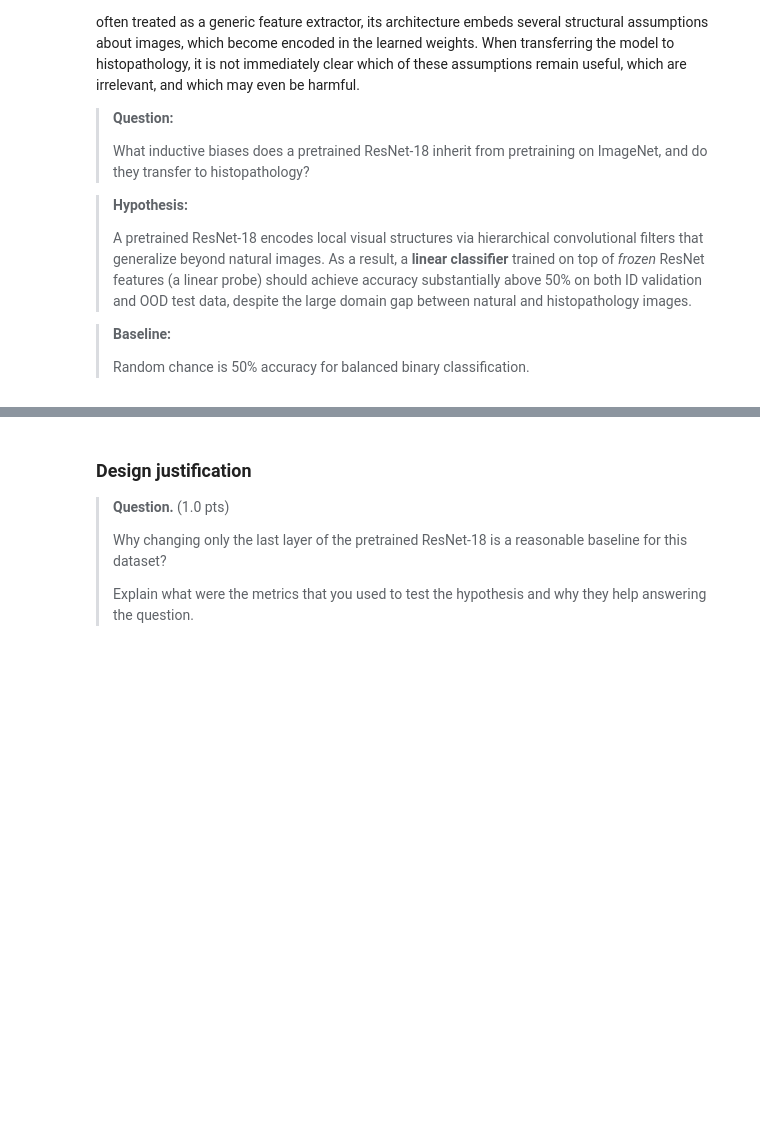
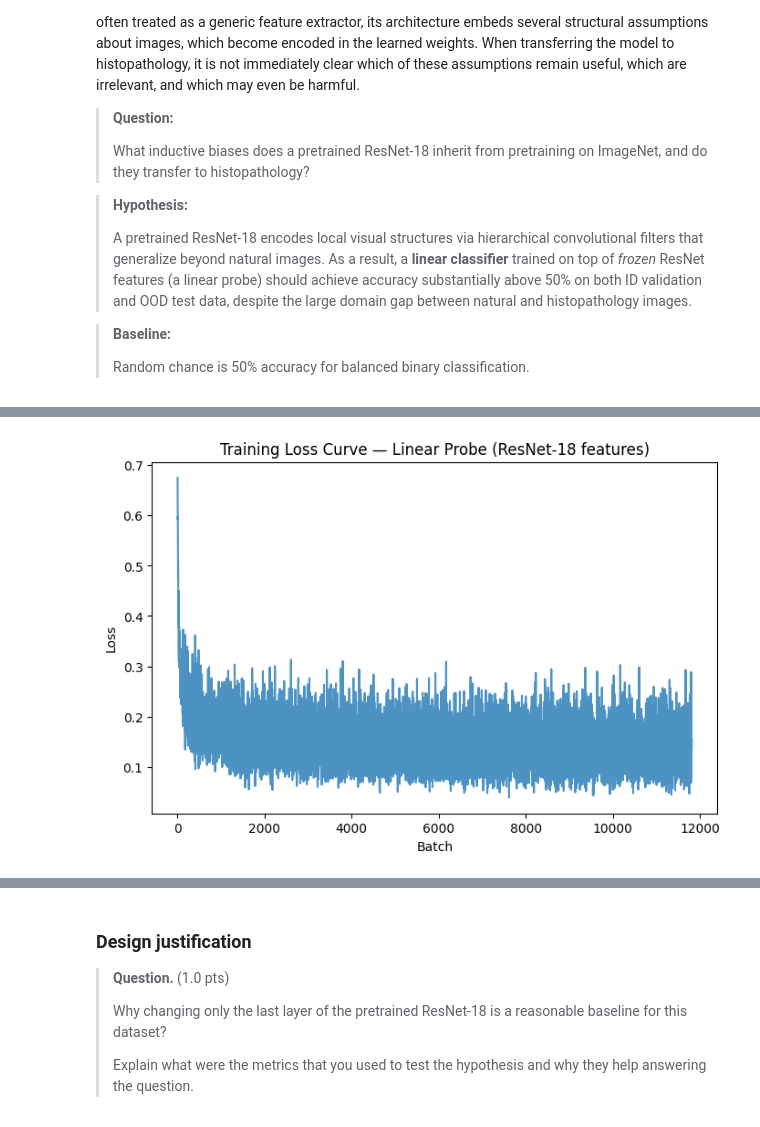
Before and after one commit to mariagabi-lustosa/Tarefa3_MC886, a Jupyter notebook: mc886_1s2026_assignment_3.ipynb, the cells around one changed output, grey strips where cells are left out. Cells and saved outputs as stored; diff of their text form; code cells hidden in the pictures; blank space fills up the shorter version.

Commit message:
Add plots in exp 1 and exp 3 hypothesis

```diff
--- a/mc886_1s2026_assignment_3.ipynb
+++ b/mc886_1s2026_assignment_3.ipynb
@@ -363,7 +363,13 @@ When transferring the model to histopathology, it is not immediately clear which
 # %%
 # Representation cached from the ResNet-18 backbone
 
-backbone = resnet18(weights=ResNet18_Weights.IMAGENET1K_V1)
+from tqdm.auto import tqdm
+
+backbone = resnet18(weights=None)
+state_dict = torch.load("weights/resnet18-f37072fd.pth", map_location="cpu")
+backbone.load_state_dict(state_dict)
+backbone.to(DEVICE)
+
 backbone.fc = nn.Identity()  # Remove the final classification layer to get features instead of predictions.
 
 train_loader = get_train_loader("standard", train_data, batch_size=128, num_workers=4)
@@ -375,7 +381,7 @@ with torch.no_grad():
 
     train_features = []
     train_labels = []
-    for images, labels, _ in train_loader:
+    for images, labels, _ in tqdm(train_loader, desc="Extracting train features"):
         images = images.to(DEVICE)
         features = backbone(images).cpu()
         train_features.append(features)
@@ -383,7 +389,7 @@ with torch.no_grad():
 
     val_features = []
     val_labels = []
-    for images, labels, _ in val_loader:
+    for images, labels, _ in tqdm(val_loader, desc="Extracting val features"):
         images = images.to(DEVICE)
         features = backbone(images).cpu()
         val_features.append(features)
@@ -416,7 +420,8 @@ def train_model(
         epoch_loss = 0.0
         n_batches = len(train_loader)
 
-        for batch, (images, labels, _) in enumerate(train_loader):
+        for batch, batch_data in enumerate(train_loader):
+            images, labels = batch_data[0], batch_data[1]  # ignore metadata, if present
             images, labels = images.to(DEVICE), labels.float().to(DEVICE).unsqueeze(1).to(DEVICE)
 
             optimizer.zero_grad()
@@ -438,24 +443,32 @@ def train_model(
     return history
 
 def evaluate_model(model: nn.Module, data_loader: DataLoader) -> dict[str, float]:
-    """Evaluates the model on the given data loader and returns the AUC-ROC score."""
+    """Evaluates the model on the given data loader and returns AUC-ROC and accuracy."""
     model.eval()
     all_labels = []
     all_probs = []
 
     with torch.no_grad():
-        for images, labels, _ in data_loader:
+        for batch_data in data_loader:
+            images, labels = batch_data[0], batch_data[1]  # ignore metadata, if present
             images = images.to(DEVICE)
             outputs = model(images)
             probs = torch.sigmoid(outputs).cpu().numpy()
             all_probs.extend(probs.flatten())
             all_labels.extend(labels.numpy().flatten())
 
+    all_labels = np.array(all_labels)
+    all_probs = np.array(all_probs)
+    all_preds = (all_probs >= 0.5).astype(int)  # threshold the sigmoid output to get class predictions
+
     auc_roc = float(roc_auc_score(all_labels, all_probs))
+    accuracy = float((all_preds == all_labels).mean())
 
     return {
         "auc_roc": auc_roc,
-        #...
+        "accuracy": accuracy,
+        "labels": all_labels,
+        "probs": all_probs,
     }
 # %%
 class LinearProbe(nn.Module):
@@ -470,9 +483,9 @@ class LinearProbe(nn.Module):
 train_loader = DataLoader(resnet_train_dataset, batch_size=128, shuffle=True, num_workers=4)
 val_loader = DataLoader(resnet_val_dataset, batch_size=128, shuffle=False, num_workers=4)
 
-model = LinearProbe(input_dim=..., num_classes=1).to(DEVICE)
+model = LinearProbe(input_dim=512, num_classes=1).to(DEVICE) # penultimate layer outputs 512 features instead of 1000 classification logits
 
-optimizer = ...
-criterion = ...
+optimizer = optim.Adam(model.parameters(), lr=1e-3)
+criterion = nn.BCEWithLogitsLoss() # Binary Cross Entropy
 
 history = train_model(model, train_loader, criterion, optimizer, n_epochs=5)
@@ -482,3 +501,13 @@ history = train_model(model, train_loader, criterion, optimizer, n_epochs=5)
 # - AUC-ROC curve
 # - Confusion matrix
 # - Use a dimensionality reduction technique (e.g., t-SNE, PCA) to visualize the ResNet learned representations.
+# %%
+# Loss curve
+fig, ax = plt.subplots(figsize=(8, 5))
+ax.plot(history["loss"], alpha=0.8)
+ax.set_xlabel("Batch")
+ax.set_ylabel("Loss")
+ax.set_title("Training Loss Curve — Linear Probe (ResNet-18 features)")
+plt.show()
+# %% [output]
+[figure, added]
```
Also changed, not shown: parts of 26 cells of this notebook, 1 other file.
